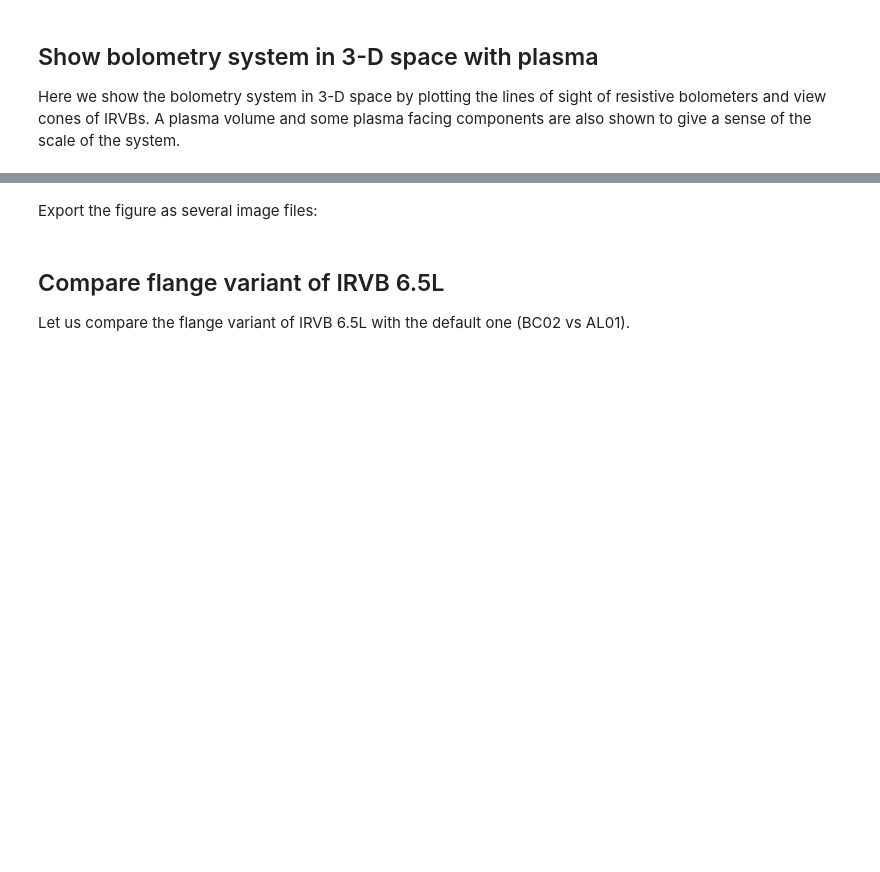
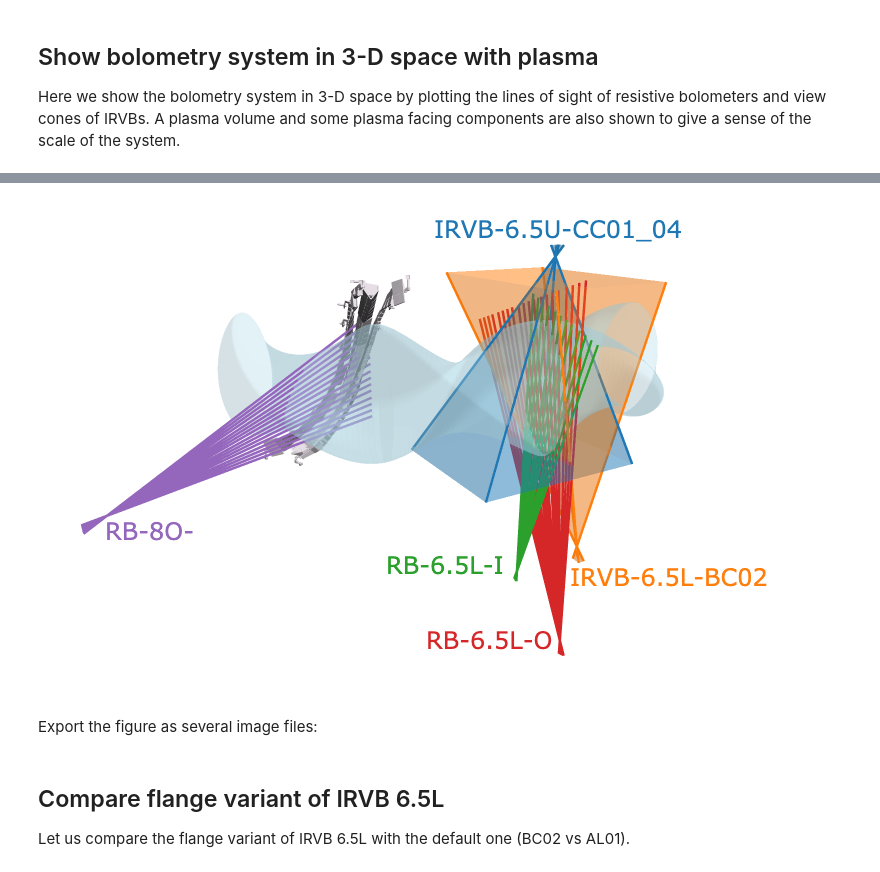
Before and after one commit to munechika-koyo/cherab_lhd, a Jupyter notebook: docs/notebooks/observer/bolos_config.ipynb, the cells around one changed output, grey strips where cells are left out. Drawn from its saved outputs; the diff is of its cells as text; code cells hidden in the pictures; blank space fills up the shorter version.

```diff
--- a/docs/notebooks/observer/bolos_config.ipynb
+++ b/docs/notebooks/observer/bolos_config.ipynb
@@ -288,69 +299,38 @@ fig.add_trace(divertor_mesh)
 #         colorscale=[[0, "#e5dee5"], [1, "#e5dee5"]],
 #         opacity=1.0,
 #         flatshading=True,
 #         intensity=z,
 #         name=mesh.name,
 #         showscale=False,
 #         hoverinfo="skip",
 #         lighting=lighting_effects,
 #         lightposition=dict(x=3000, y=3000, z=10000),
 #         showlegend=False,
 #     )
 #     fig.add_trace(port_mesh)
 
-# ----------------
-# === XYZ Axis ===
-# ----------------
-# xaxis_vector = go.Scatter3d(
-#     x=[0, RMAX * 1.1],
-#     y=[0, 0],
-#     z=[0, 0],
-#     name="X Axis",
-#     marker=dict(color="rgb(256, 0, 0)", size=2),
-#     line=dict(color="rgb(256, 0, 0)"),
-#     showlegend=False,
-# )
-# yaxis_vector = go.Scatter3d(
-#     x=[0, 0],
-#     y=[0, RMAX * 1.1],
-#     z=[0, 0],
-#     name="Y Axis",
-#     marker=dict(color="rgb(0, 256, 0)", size=2),
-#     line=dict(color="rgb(0, 256, 0)"),
-#     showlegend=False,
-# )
-# zaxis_vector = go.Scatter3d(
-#     x=[0, 0],
-#     y=[0, 0],
-#     z=[0, ZMAX * 1.5],
-#     name="Z Axis",
-#     marker=dict(color="rgb(0, 0, 256)", size=2),
-#     line=dict(color="rgb(0, 0, 256)"),
-#     showlegend=False,
-# )
-# fig.add_trace(xaxis_vector)
-# fig.add_trace(yaxis_vector)
-# fig.add_trace(zaxis_vector)
-
 # Update visibility
 fig.update_scenes(
     xaxis_visible=False,
     yaxis_visible=False,
     zaxis_visible=False,
 )
 camera = dict(
     up=dict(x=0, y=0, z=1), center=dict(x=0, y=-0.02, z=0.04), eye=dict(x=-0.8, y=-0.8, z=0.5)
 )
 fig.update_layout(
-    width=800,
-    height=600,
+    width=740,
+    height=500,
     scene_camera=camera,
     showlegend=False,
     scene_aspectmode="data",
     scene_annotations=text_annotations,
     margin=dict(r=10, l=0, b=10, t=10),
     legend=dict(yanchor="top", y=0.99, xanchor="left", x=0.01),
 )
+fig.show(renderer="png")
+# %% [output]
+[figure, added]
 # %% [markdown]
 Export the figure as several image files:
 # %%
```
Also changed, not shown: parts of 6 cells of this notebook, 3 other files.
